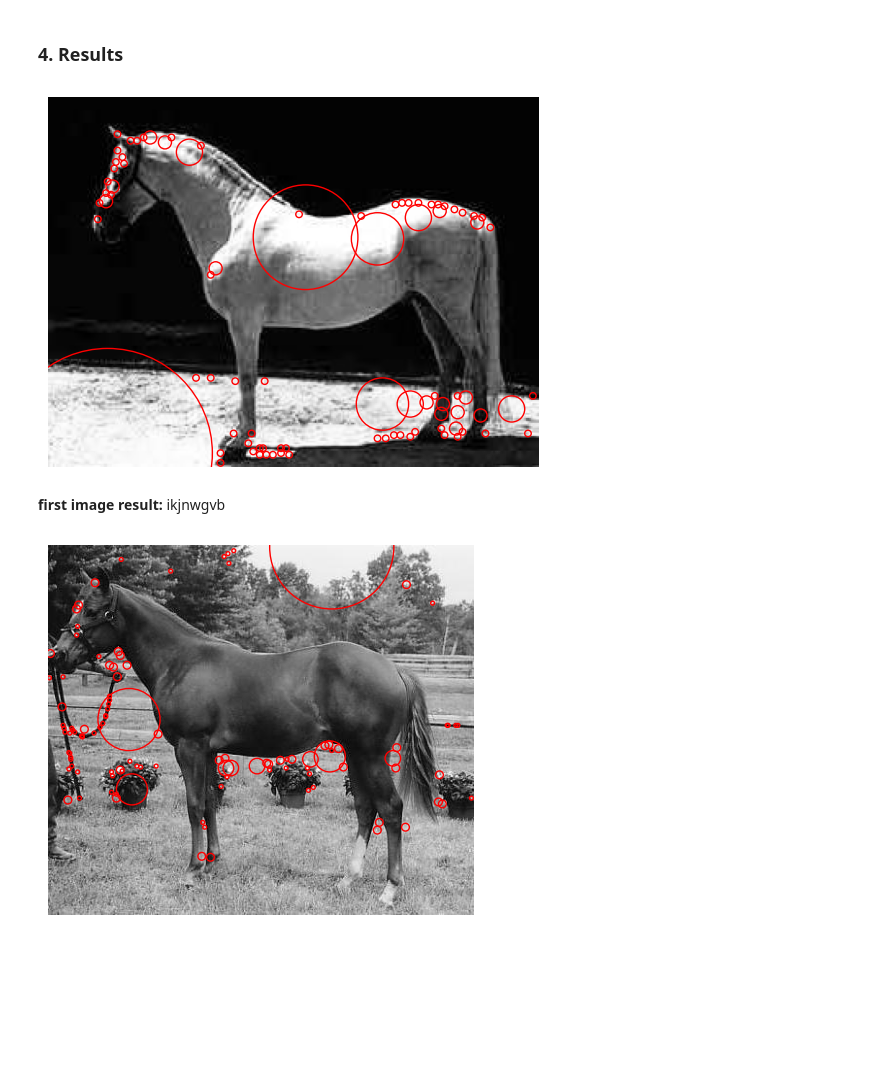
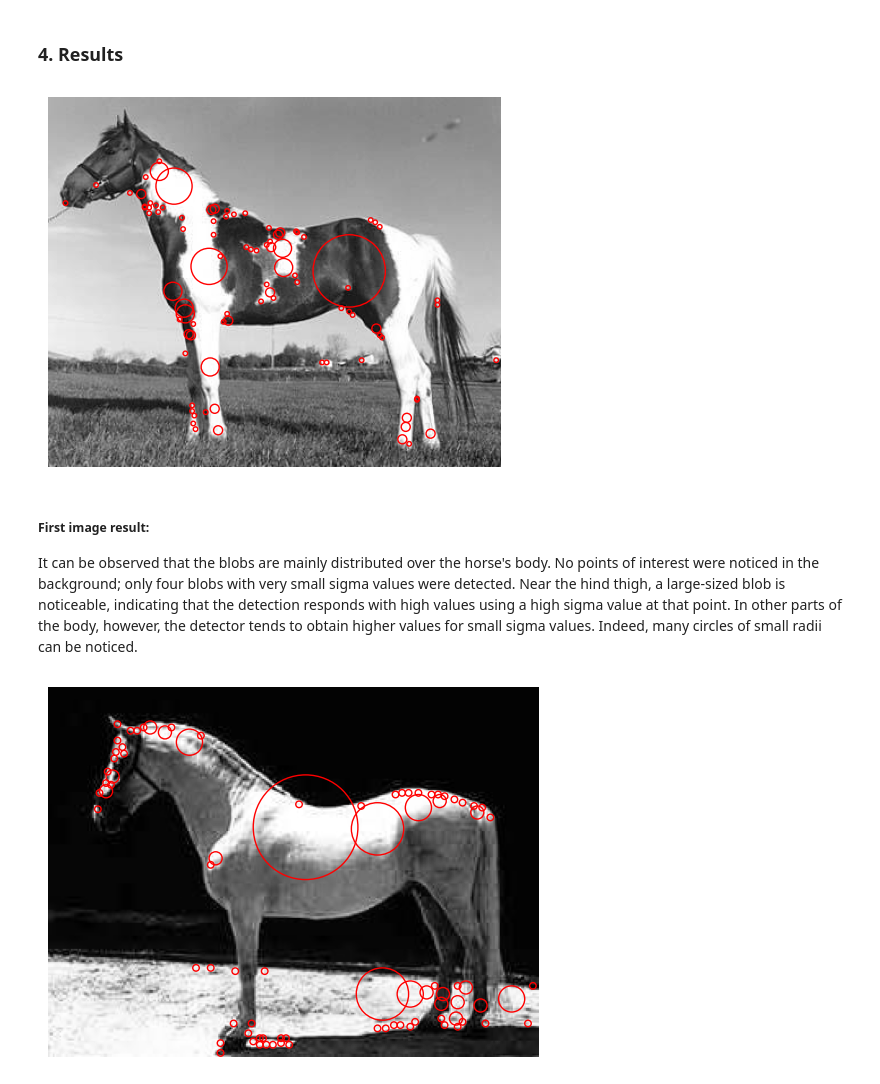
Before and after one commit to francescoS01/Blob_detection, a Jupyter notebook: blob_detection.ipynb, the cells around one changed output. Cells and saved outputs as stored; diff of their text form; code cells hidden in the pictures; blank space fills up the shorter version.

```diff
--- a/blob_detection.ipynb
+++ b/blob_detection.ipynb
@@ -248,19 +247,20 @@ def blob_detection(sigmas, image_path, num_max):
 ### **4. Results**
 # %%
 # both fixed for all results
-sigmas = [2, 4, 8, 16, 32, 64]
+sigmas = [2, 4, 8, 16, 32]
 num_max = 400
 # %%
 # image 1
-image_path = "blob_detection/image/horse024.png"
+image_path = "image/horse069.png"
 blob_detection(sigmas, image_path, num_max)
 # %% [output]
-[figure, old version]
+[figure, new version]
-# %% [markdown]
-**first image result:**  ikjnwgvb
+# %% [markdown]
+##### **First image result:**
+It can be observed that the blobs are mainly distributed over the horse's body. No points of interest were noticed in the background; only four blobs with very small sigma values were detected. Near the hind thigh, a large-sized blob is noticeable, indicating that the detection responds with high values using a high sigma value at that point. In other parts of the body, however, the detector tends to obtain higher values for small sigma values. Indeed, many circles of small radii can be noticed.
 # %%
 # image 2
-image_path = "blob_detection/image/horse043.png"
+image_path = "image/horse024.png"
 blob_detection(sigmas, image_path, num_max)
 # %% [output]
-[figure, old version]
+[figure, new version]
```
Also changed, not shown: parts of 7 cells of this notebook, 10 other files.
